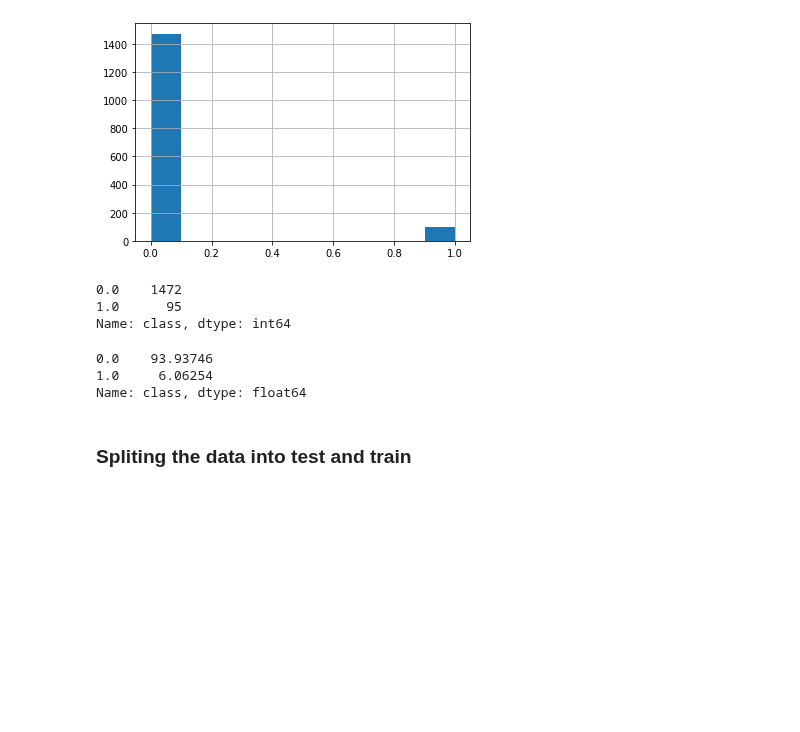
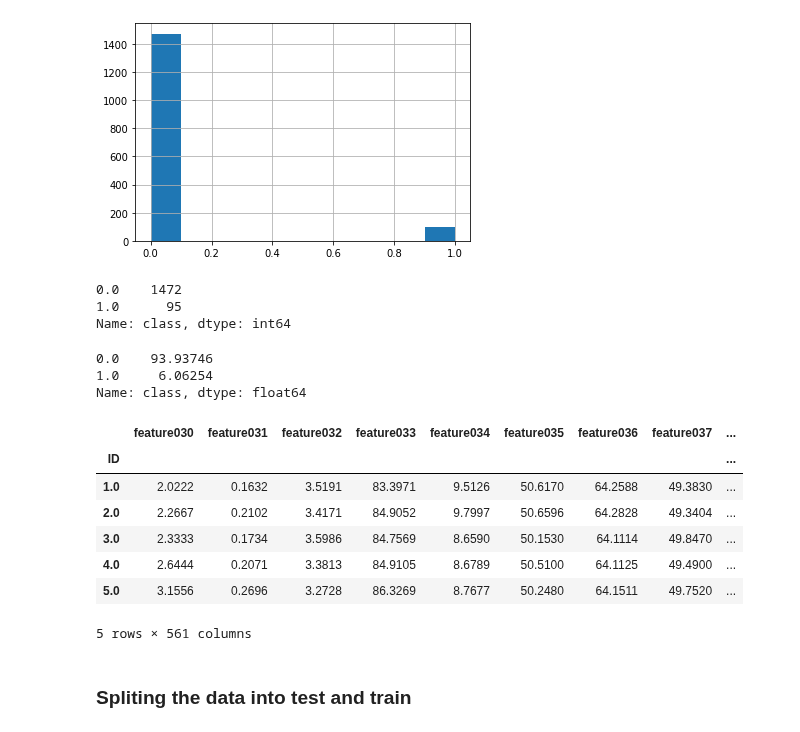
Before and after one commit to Landschy/datamining-htw, a Jupyter notebook: scripts/Mohammad.ipynb, the cells around one changed output. Cells and saved outputs as stored; diff of their text form; code cells hidden in the pictures; blank space fills up the shorter version.

```diff
--- a/scripts/Mohammad.ipynb
+++ b/scripts/Mohammad.ipynb
@@ -57,6 +62,17 @@ df['class'].value_counts(normalize=True) * 100
 0.0    93.93746
 1.0     6.06254
 Name: class, dtype: float64
+# %%
+df.head()
+# %% [output]
+|  | feature030 | feature031 | feature032 | feature033 | feature034 | feature035 | feature036 | feature037 | ... |
+| ID |  |  |  |  |  |  |  |  | ... |
+| 1.0 | 2.0222 | 0.1632 | 3.5191 | 83.3971 | 9.5126 | 50.6170 | 64.2588 | 49.3830 | ... |
+| 2.0 | 2.2667 | 0.2102 | 3.4171 | 84.9052 | 9.7997 | 50.6596 | 64.2828 | 49.3404 | ... |
+| 3.0 | 2.3333 | 0.1734 | 3.5986 | 84.7569 | 8.6590 | 50.1530 | 64.1114 | 49.8470 | ... |
+| 4.0 | 2.6444 | 0.2071 | 3.3813 | 84.9105 | 8.6789 | 50.5100 | 64.1125 | 49.4900 | ... |
+| 5.0 | 3.1556 | 0.2696 | 3.2728 | 86.3269 | 8.7677 | 50.2480 | 64.1511 | 49.7520 | ... |
+5 rows × 561 columns
 # %% [markdown]
 ### Spliting the data into test and train
 # %%
```
Also changed, not shown: parts of 43 cells of this notebook.
